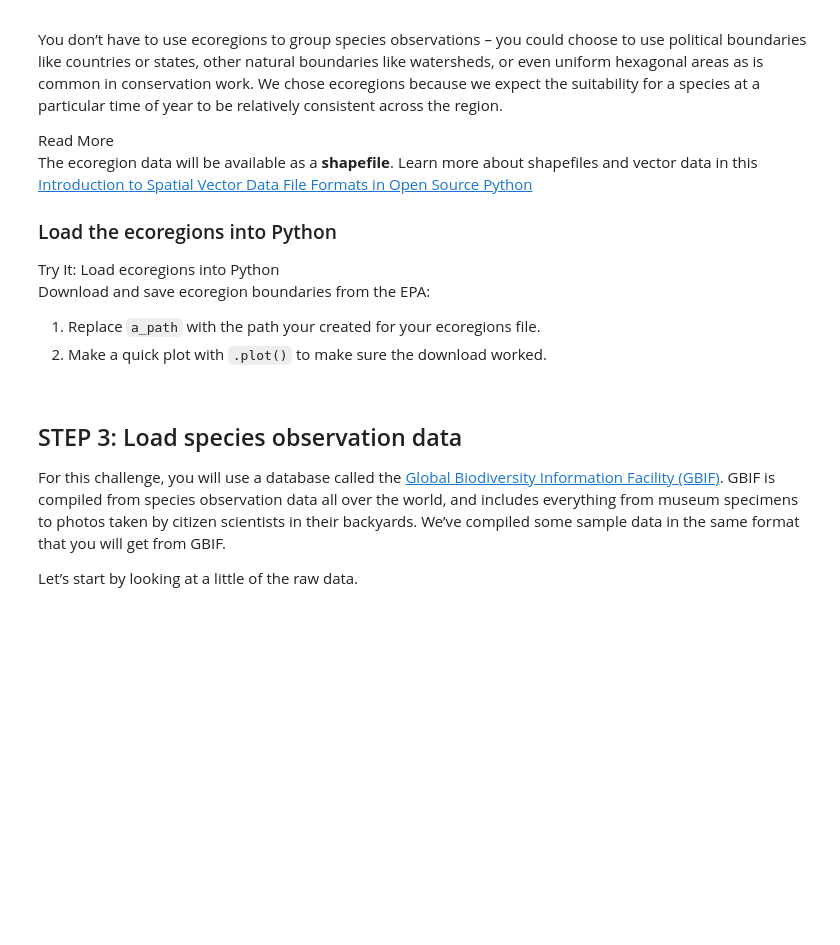
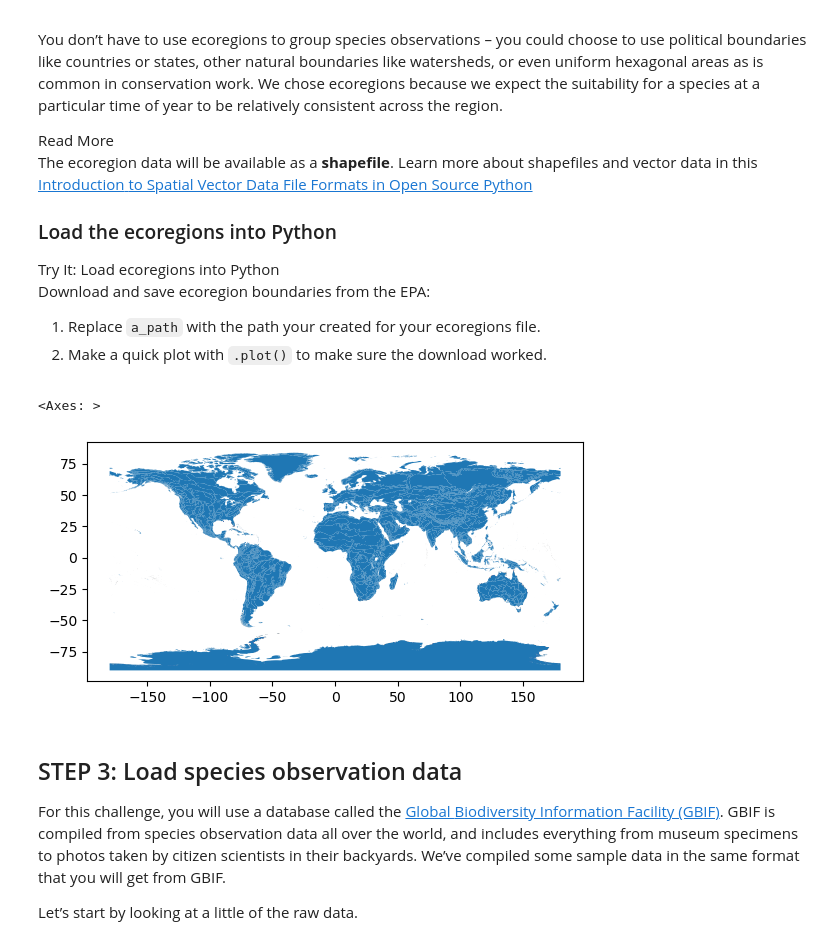
Before and after one commit to earthlab-education/02-migration-bwhoa2299, a Jupyter notebook: notebooks/migration-31-wrangle.ipynb, the cells around one changed output. Saved outputs shown, nothing was run; the diff lists cells and outputs as text; code cells hidden in the pictures; blank space fills up the shorter version.

```diff
--- a/notebooks/migration-31-wrangle.ipynb
+++ b/notebooks/migration-31-wrangle.ipynb
@@ -106,9 +110,14 @@ download worked.</li>
 </ol></div></div>
 # %%
 # Open up the ecoregions boundaries
-gdf = gpd.read_file(a_path)
+eco_gdf = gpd.read_file(
+    '/workspaces/data/migration/ecoregions/Ecoregions2017.shp')
 
 # Plot the ecoregions quickly to check download
+eco_gdf.plot()
+# %% [output]
+<Axes: >
+[figure, added]
 # %% [markdown]
 ## STEP 3: Load species observation data
 
```
Also changed, not shown: parts of 7 cells of this notebook, 2 other files.
